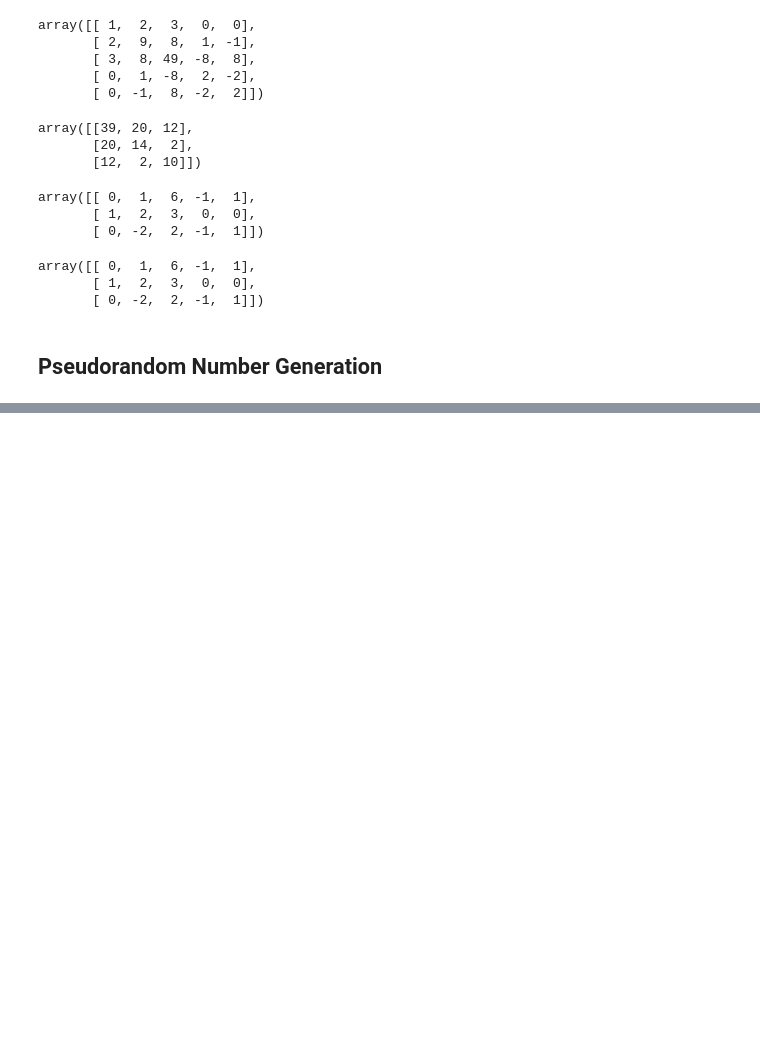
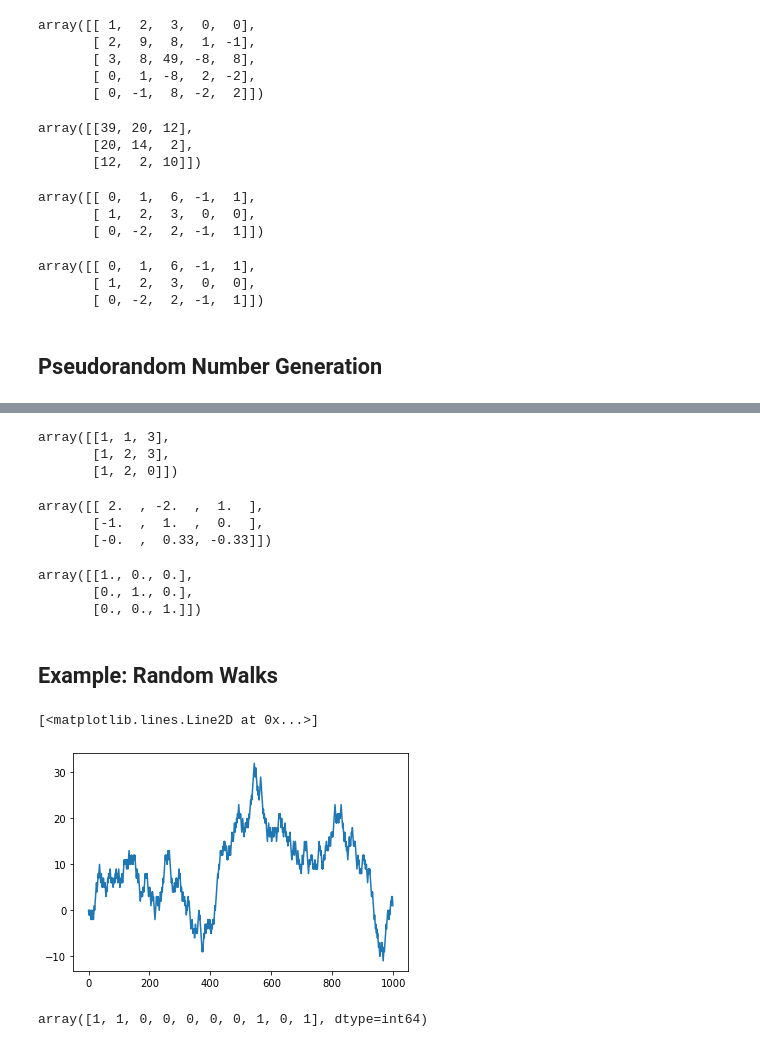
Before and after one commit to vikasAWA/Python-for-data-analysis, a Jupyter notebook: numpy_basics.ipynb, the cells around one changed output, grey strips where cells are left out. Drawn from its saved outputs; the diff is of its cells as text; code cells hidden in the pictures; blank space fills up the shorter version.

```diff
--- a/numpy_basics.ipynb
+++ b/numpy_basics.ipynb
@@ -787,0 +1497,35 @@ array([[ 0,  1,  6, -1,  1],
+# %%
+x
+# %% [output]
+array([[1, 1, 3],
+       [1, 2, 3],
+       [1, 2, 0]])
+# %%
+inv(x)
+# %% [output]
+array([[ 2.  , -2.  ,  1.  ],
+       [-1.  ,  1.  ,  0.  ],
+       [-0.  ,  0.33, -0.33]])
+# %%
+x @ inv(x)
+# %% [output]
+array([[1., 0., 0.],
+       [0., 1., 0.],
+       [0., 0., 1.]])
+# %% [markdown]
+## Example: Random Walks
+# %%
+import random
+import matplotlib.pyplot as plt
+position = 0
+walk = [position]
+nsteps = 1000
+for _ in range(1000):
+    step = 1 if random.randint(0, 1) else -1
+    position += step
+    walk.append(position)
+# %%
+plt.plot(walk[:1000])
+# %% [output]
+[<matplotlib.lines.Line2D at 0x...>]
+[figure, added]
@@ -787,0 +1537,4 @@ array([[ 0,  1,  6, -1,  1],
+# %%
+draws[:10]
+# %% [output]
+array([1, 1, 0, 0, 0, 0, 0, 1, 0, 1], dtype=int64)
```
Also changed, not shown: parts of 184 cells of this notebook, 2 other files.
